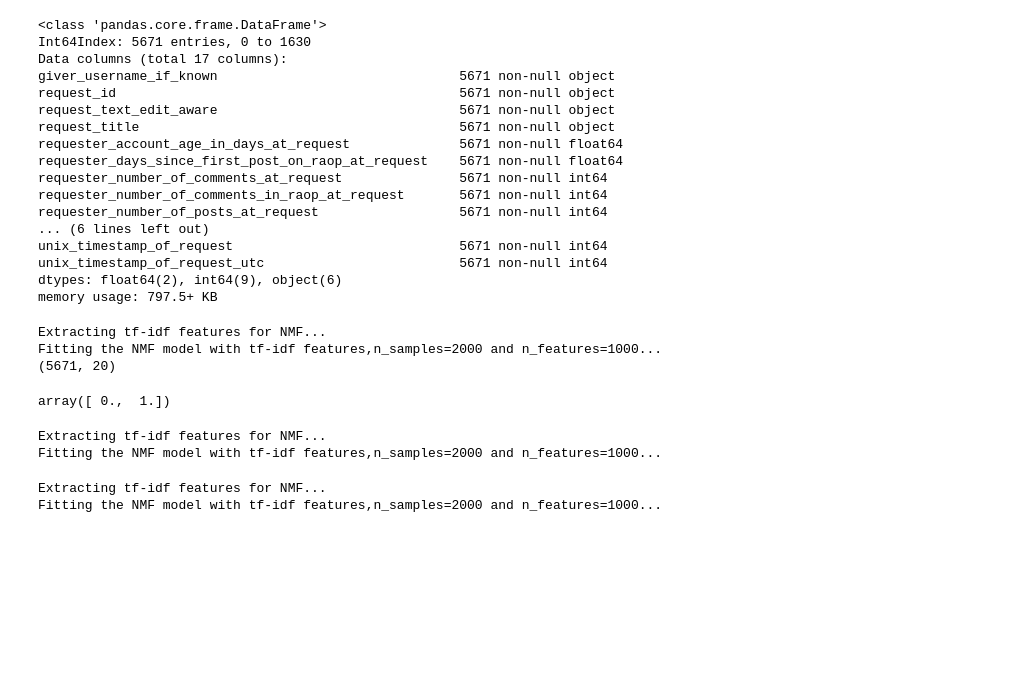
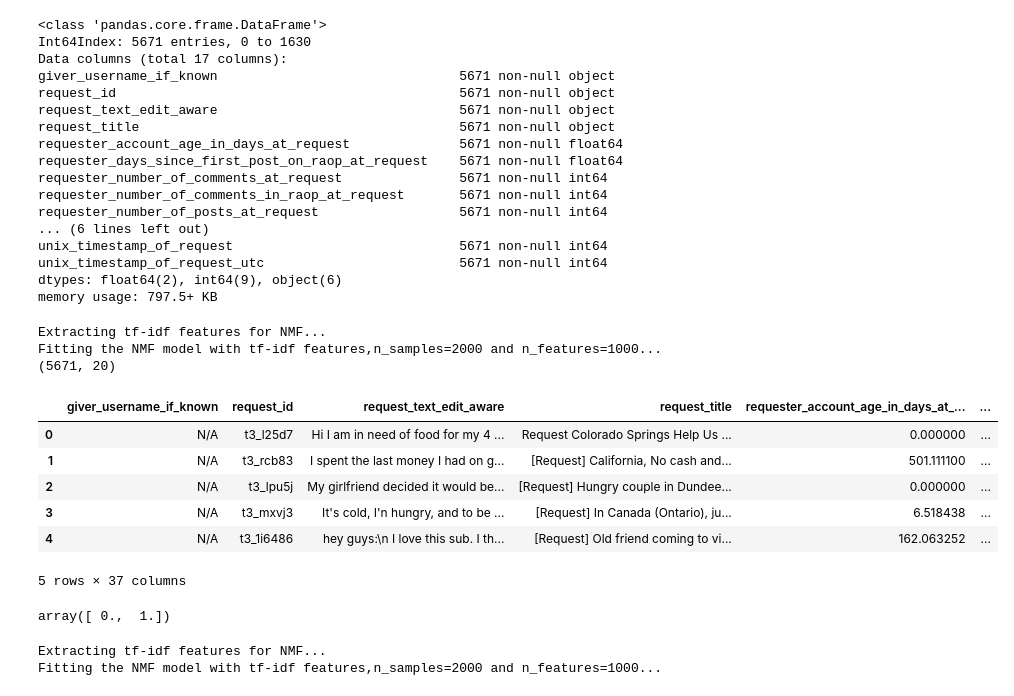
Before and after one commit to rurouni-najeeb/Kaggle, a Jupyter notebook: Random Acts Of Pizza/Random Acts of Pizza Test.ipynb, the cells around one changed output. Cells and saved outputs as stored; diff of their text form; code cells hidden in the pictures; blank space fills up the shorter version.

```diff
--- a/Random Acts Of Pizza/Random Acts of Pizza Test.ipynb
+++ b/Random Acts Of Pizza/Random Acts of Pizza Test.ipynb
@@ -87,7 +87,7 @@ def applyLDA(data_samples):
 # %%
 def applyNMF(data_samples):
     print("Extracting tf-idf features for NMF...")
-    tfidf_vectorizer = TfidfVectorizer(stop_words='english')
+    tfidf_vectorizer = TfidfVectorizer(max_df=1.0,min_df=1,stop_words='english')
     tfidf = tfidf_vectorizer.fit_transform(data_samples)
     print("Fitting the NMF model with tf-idf features,"
       "n_samples=%d and n_features=%d..."
@@ -101,8 +99,3 @@ from nltk.corpus import stopwords
-# %%
-## Removing stopwords from the comments
-
-data['request_text_edit_aware'] = map(lambda x: ' '.join([i for i in x.lower().split(' ') if i not in stopwords.words('english')]),\
-    data['request_text_edit_aware'])
 # %%
 ## Applying Non Negative Matrix Factorisation on Request Posts
 
@@ -117,5 +108,15 @@ t = np.asarray([np.argmax(row) for row in topics])
-# %%
-data['topics'] = t
+# %%
+for i in range(topics.shape[1]):
+    data['request_text_topic_{}'.format(i)] = topics[:,i]
+data.head()
+# %% [output]
+|  | giver_username_if_known | request_id | request_text_edit_aware | request_title | requester_account_age_in_days_at_... | ... |
+| 0 | N/A | t3_l25d7 | Hi I am in need of food for my 4 ... | Request Colorado Springs Help Us ... | 0.000000 | ... |
+| 1 | N/A | t3_rcb83 | I spent the last money I had on g... | [Request] California, No cash and... | 501.111100 | ... |
+| 2 | N/A | t3_lpu5j | My girlfriend decided it would be... | [Request] Hungry couple in Dundee... | 0.000000 | ... |
+| 3 | N/A | t3_mxvj3 | It's cold, I'n hungry, and to be ... | [Request] In Canada (Ontario), ju... | 6.518438 | ... |
+| 4 | N/A | t3_1i6486 | hey guys:\n I love this sub. I th... | [Request] Old friend coming to vi... | 162.063252 | ... |
+5 rows × 37 columns
 # %%
 ## Changing the "giver_username" column to 0/1
 
@@ -125,10 +126,3 @@ data.giver_username_if_known.fillna(1,inplace=True)
 data.giver_username_if_known.unique()
 # %% [output]
 array([ 0.,  1.])
-# %%
-## Applying Non Negative Matrix Factorisation on Request Title
-
-title_topics = applyNMF(parent_data['request_title'])
-# %% [output]
-Extracting tf-idf features for NMF...
-Fitting the NMF model with tf-idf features,n_samples=2000 and n_features=1000...
```
Also changed, not shown: parts of 14 cells of this notebook, 6 other files.
